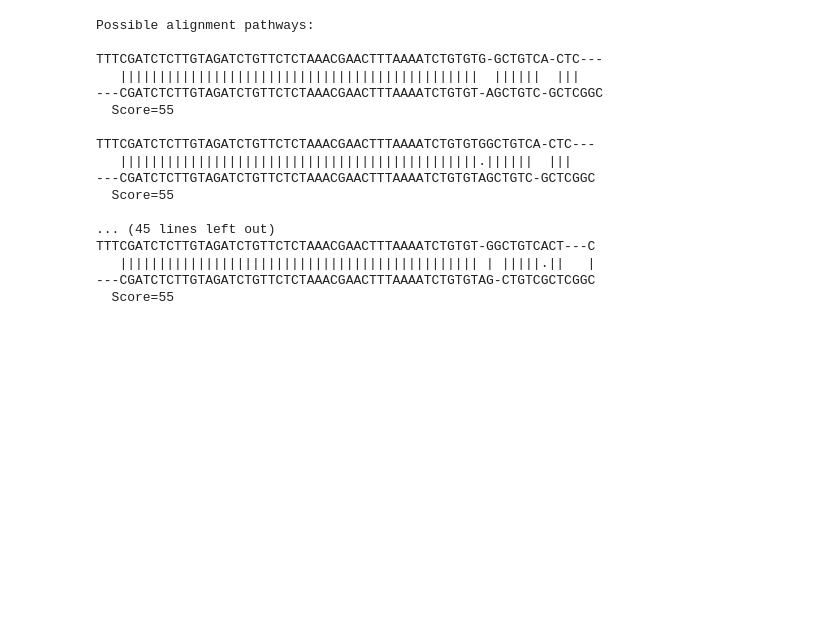
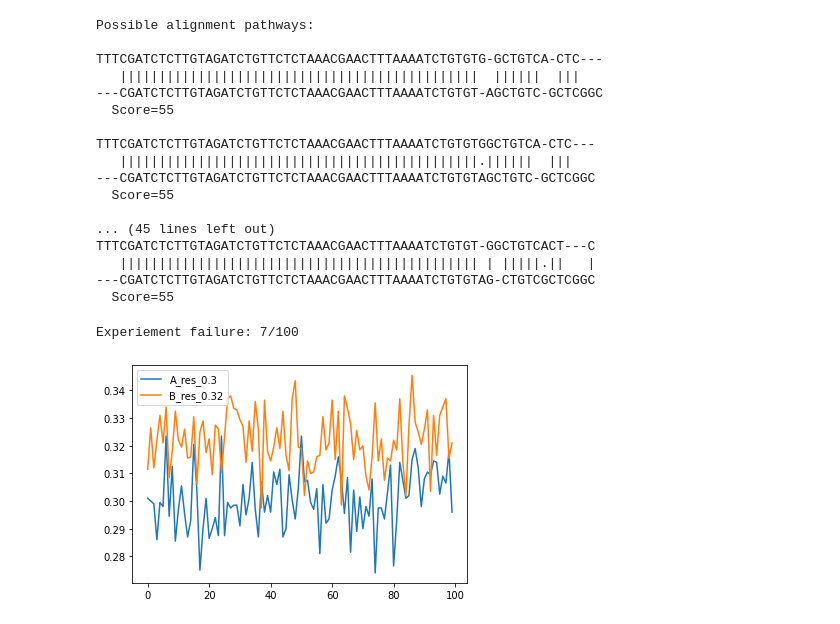
Before and after one commit to lukexyz/DNA-Toolbox, a Jupyter notebook: notebooks/02-SequenceComparison.ipynb, the cells around one changed output. Drawn from its saved outputs; the diff is of its cells as text; code cells hidden in the pictures; blank space fills up the shorter version.

```diff
--- a/notebooks/02-SequenceComparison.ipynb
+++ b/notebooks/02-SequenceComparison.ipynb
@@ -544,3 +544,36 @@ TTTCGATCTCTTGTAGATCTGTTCTCTAAACGAACTTTAAAATCTGTGT-GGCTGTCACT---C
    |||||||||||||||||||||||||||||||||||||||||||||| | |||||.||   |
 ---CGATCTCTTGTAGATCTGTTCTCTAAACGAACTTTAAAATCTGTGTAG-CTGTCGCTCGGC
   Score=55
+# %%
+from random import random
+import pandas as pd
+
+a_conversion = 0.3
+b_conversion = 0.32
+
+n_samples = 2000
+n_experiments = 100
+
+res_a = []
+res_b = []
+
+for i in range(n_experiments):
+    A = [random() for x in range(n_samples)]
+    B = [random() for x in range(n_samples)]
+    df = pd.DataFrame()
+    df['A'] = pd.Series(A)
+    df['A_conv'] = (df['A']>(1-a_conversion)).astype(int)
+    df['B'] = pd.Series(B)
+    df['B_conv'] = (df['B']>(1-b_conversion)).astype(int)
+    res_a.append(df.A_conv.mean())
+    res_b.append(df.B_conv.mean())
+
+dx = pd.DataFrame()
+dx[f'A_res_{a_conversion}'] = pd.Series(res_a)
+dx[f'B_res_{b_conversion}'] = pd.Series(res_b)
+
+dx.plot()
+print(f"Experiement failure: {dx[dx[f'B_res_{b_conversion}'] < dx[f'A_res_{a_conversion}']].shape[0]}/{n_experiments}")
+# %% [output]
+Experiement failure: 7/100
+[figure, added]
```
Also changed, not shown: 1 other file.
